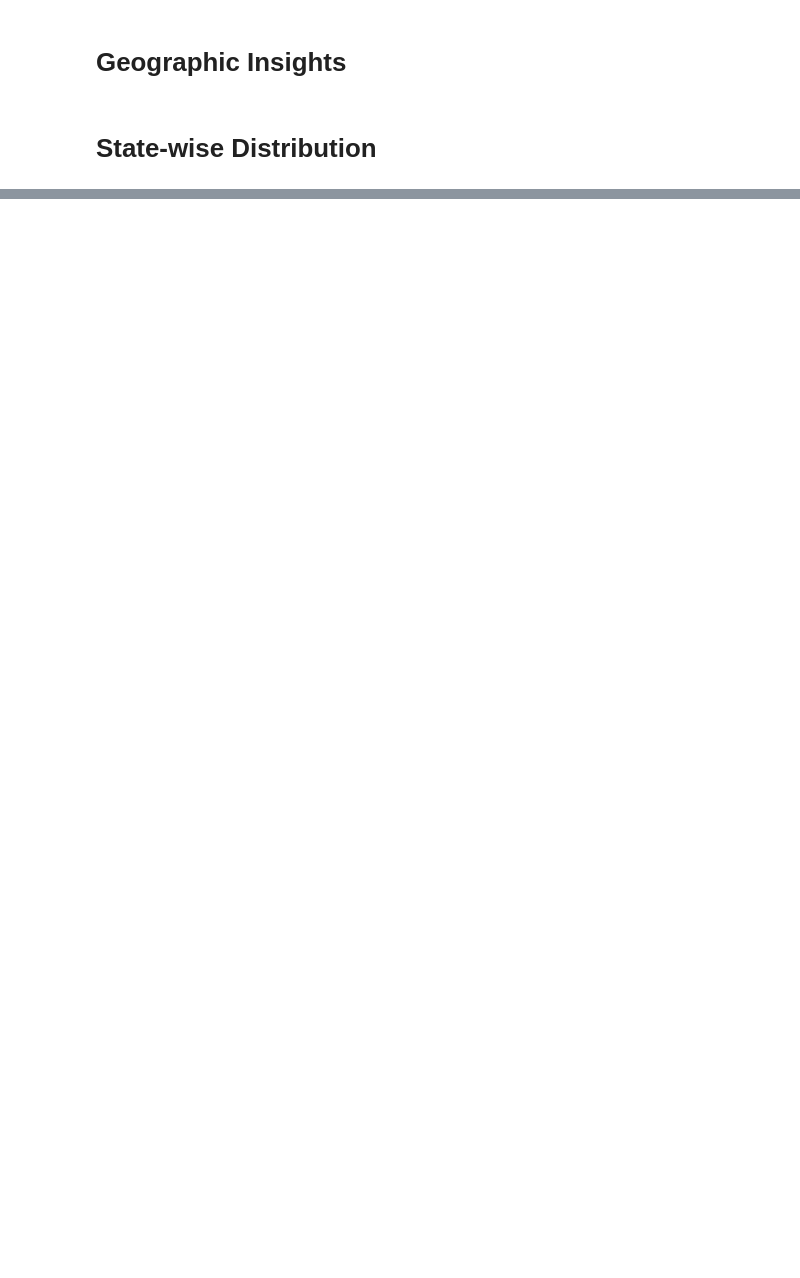
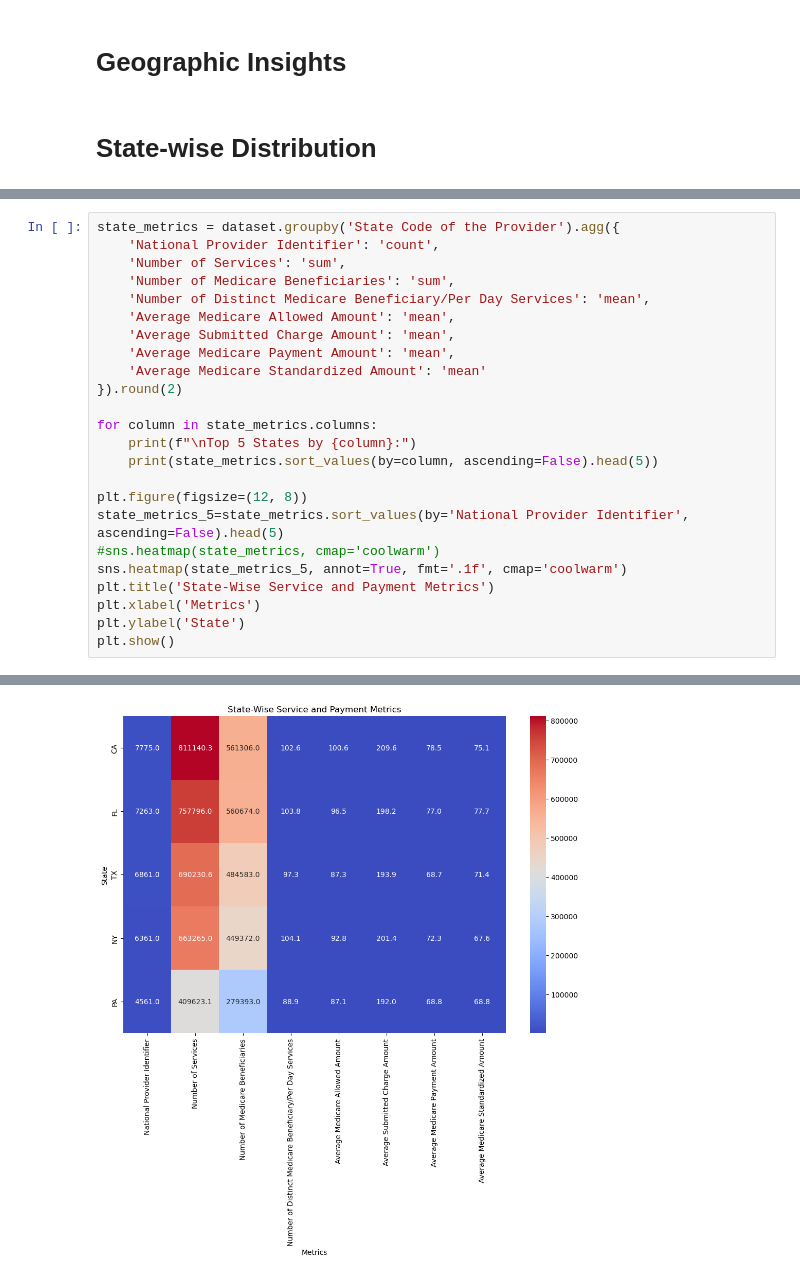
Before and after one commit to springboardmentor425/MediAlert-AI-Anomaly-Detection-for-Smarter-Healthcare-Insights, a Jupyter notebook: Task_01_EDA.ipynb, the cells around one changed output, grey strips where cells are left out. Drawn from its saved outputs; the diff is of its cells as text; blank space fills up the shorter version.

```diff
--- a/Task_01_EDA.ipynb
+++ b/Task_01_EDA.ipynb
@@ -189,0 +296,25 @@ TypeError: Could not convert 6012353518126036086816611911397344735180947227,3403
+# %%
+state_metrics = dataset.groupby('State Code of the Provider').agg({
+    'National Provider Identifier': 'count',
+    'Number of Services': 'sum',
+    'Number of Medicare Beneficiaries': 'sum',
+    'Number of Distinct Medicare Beneficiary/Per Day Services': 'mean',
+    'Average Medicare Allowed Amount': 'mean',
+    'Average Submitted Charge Amount': 'mean',
+    'Average Medicare Payment Amount': 'mean',
+    'Average Medicare Standardized Amount': 'mean'
+}).round(2)
+
+for column in state_metrics.columns:
+    print(f"\nTop 5 States by {column}:")
+    print(state_metrics.sort_values(by=column, ascending=False).head(5))
+
+plt.figure(figsize=(12, 8))
+state_metrics_5=state_metrics.sort_values(by='National Provider Identifier', ascending=False).head(5)
+#sns.heatmap(state_metrics, cmap='coolwarm')
+sns.heatmap(state_metrics_5, annot=True, fmt='.1f', cmap='coolwarm')
+plt.title('State-Wise Service and Payment Metrics')
+plt.xlabel('Metrics')
+plt.ylabel('State')
+plt.show()
+# %% [output]
@@ -189,0 +338 @@ TypeError: Could not convert 6012353518126036086816611911397344735180947227,3403
+[figure, added]
```
Also changed, not shown: parts of 29 cells of this notebook.
